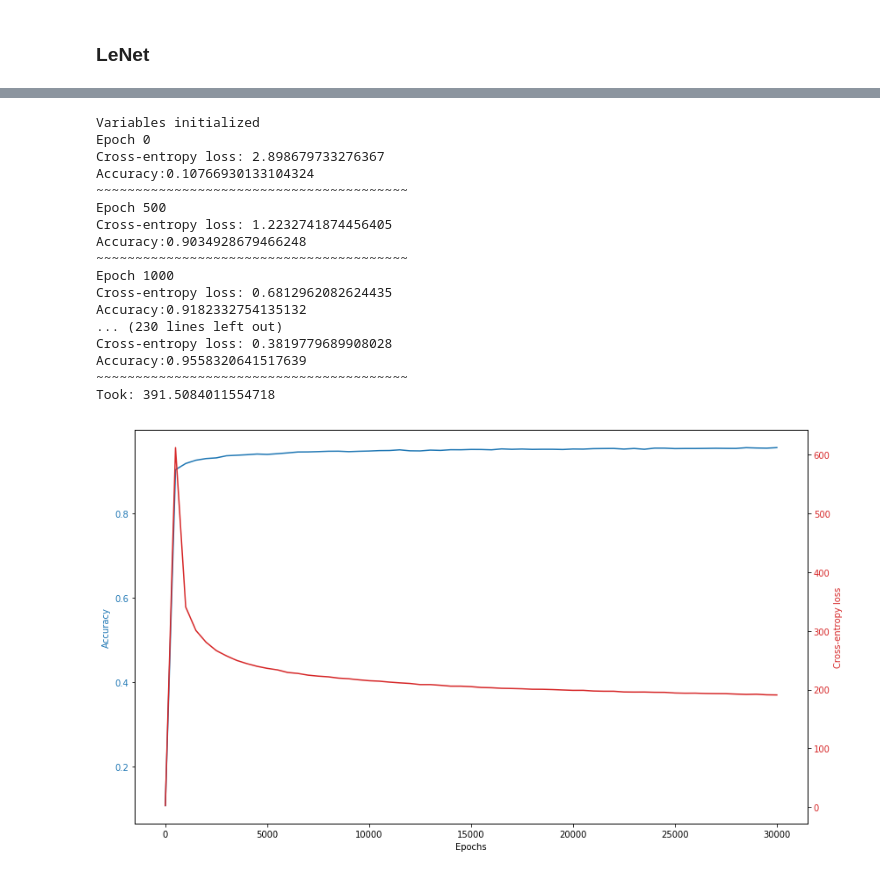
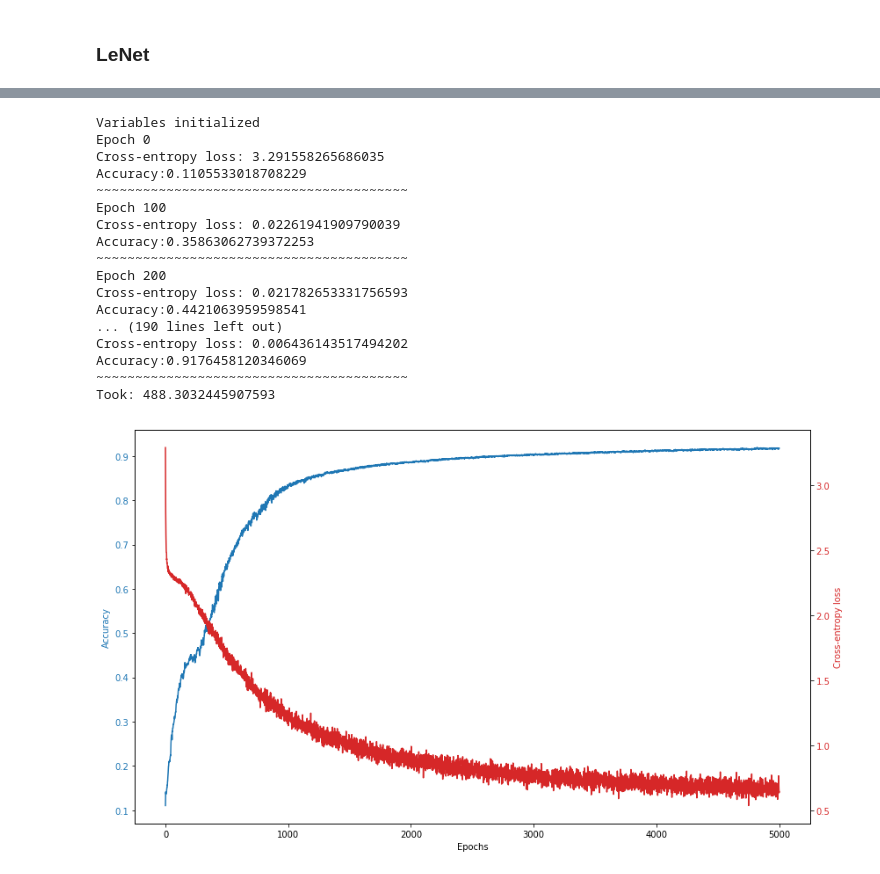
Before and after one commit to AmmarRashed/notMNIST, a Jupyter notebook: ConvNet.ipynb, the cells around one changed output, grey strips where cells are left out. Saved outputs shown, nothing was run; the diff lists cells and outputs as text; code cells hidden in the pictures.

```diff
--- a/ConvNet.ipynb
+++ b/ConvNet.ipynb
@@ -203,13 +211,14 @@ def run_session(graph, epochs, learning_rate, beta_input, batch_size):
 #                 if e%10:
 #                     learning_rate *=0.9
 #                     beta_input *= 1.1
-                if e%500 == 0:
-                    print("Epoch {0}\nCross-entropy loss: {1}".format(e,average_loss/500 if e>0 else average_loss))
-                    losses[e] = average_loss
-                    average_loss = 0
-                    accuracy_ = sess.run([accuracy], feed_dict={test_inputs:test_X, test_labels:test_y})
-                    accuracy_ = np.mean(accuracy_)
-                    accuracies[e] = accuracy_
+                if e%100 == 0:
+                    print("Epoch {0}\nCross-entropy loss: {1}".format(e,average_loss/100 if e>0 else average_loss))
+                losses[e] = average_loss
+                average_loss = 0
+                accuracy_ = sess.run([accuracy], feed_dict={test_inputs:test_X, test_labels:test_y})
+                accuracy_ = np.mean(accuracy_)
+                accuracies[e] = accuracy_
+                if e%100 == 0:
                     print("Accuracy:{0}".format(accuracy_))
                     print("~"*40)
     print("Took: {}".format(time.time()-start))
@@ -234,28 +243,28 @@ def run_session(graph, epochs, learning_rate, beta_input, batch_size):
 
     fig.tight_layout()  # otherwise the right y-label is slightly clipped
 # %%
-epochs = 30000
-learning_rate = 0.05
+epochs = 5000
+learning_rate = 0.01
 beta_input = 0.01
 batch_size = 1000
 
 run_session(graph, epochs, learning_rate, beta_input, batch_size)
 # %% [output]
 Variables initialized
 Epoch 0
-Cross-entropy loss: 2.898679733276367
-Accuracy:0.10766930133104324
+Cross-entropy loss: 3.291558265686035
+Accuracy:0.1105533018708229
 ~~~~~~~~~~~~~~~~~~~~~~~~~~~~~~~~~~~~~~~~
-Epoch 500
-Cross-entropy loss: 1.2232741874456405
-Accuracy:0.9034928679466248
+Epoch 100
+Cross-entropy loss: 0.02261941909790039
+Accuracy:0.35863062739372253
 ~~~~~~~~~~~~~~~~~~~~~~~~~~~~~~~~~~~~~~~~
-Epoch 1000
-Cross-entropy loss: 0.6812962082624435
-Accuracy:0.9182332754135132
-... (230 lines left out)
-Cross-entropy loss: 0.3819779689908028
-Accuracy:0.9558320641517639
+Epoch 200
+Cross-entropy loss: 0.021782653331756593
+Accuracy:0.4421063959598541
+... (190 lines left out)
+Cross-entropy loss: 0.006436143517494202
+Accuracy:0.9176458120346069
 ~~~~~~~~~~~~~~~~~~~~~~~~~~~~~~~~~~~~~~~~
-Took: 391.5084011554718
+Took: 488.3032445907593
-[figure, old version]
+[figure, new version]
```
Also changed, not shown: parts of 1 cell of this notebook, 4 other files.
